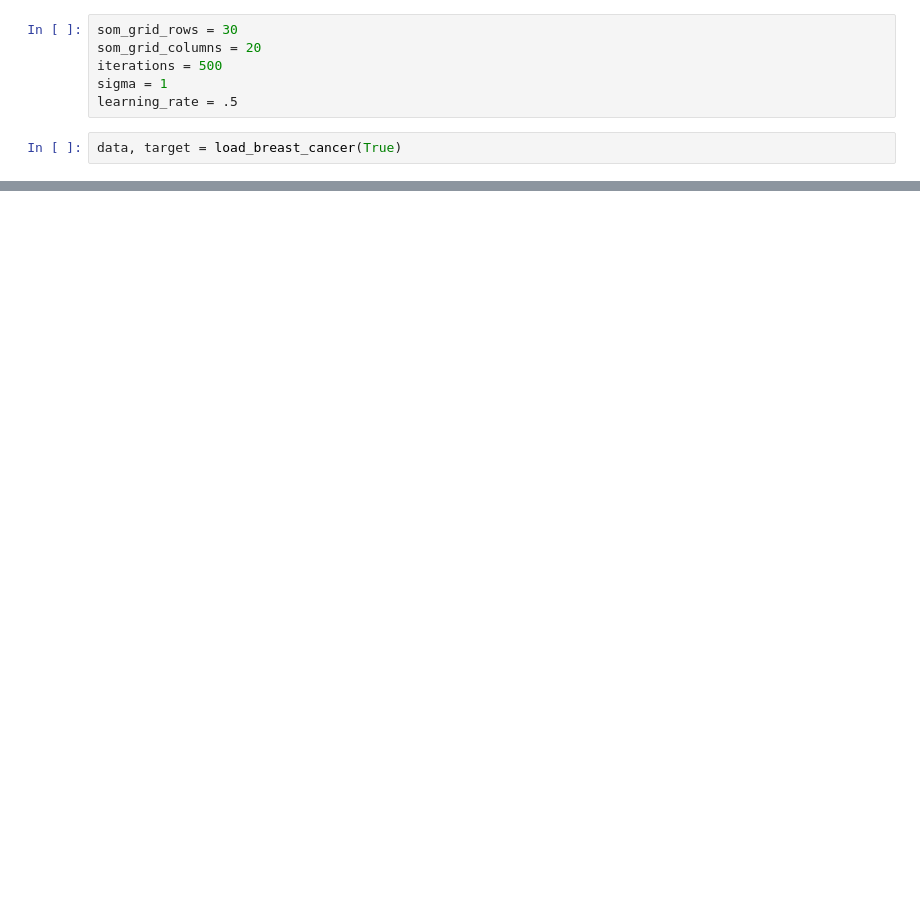
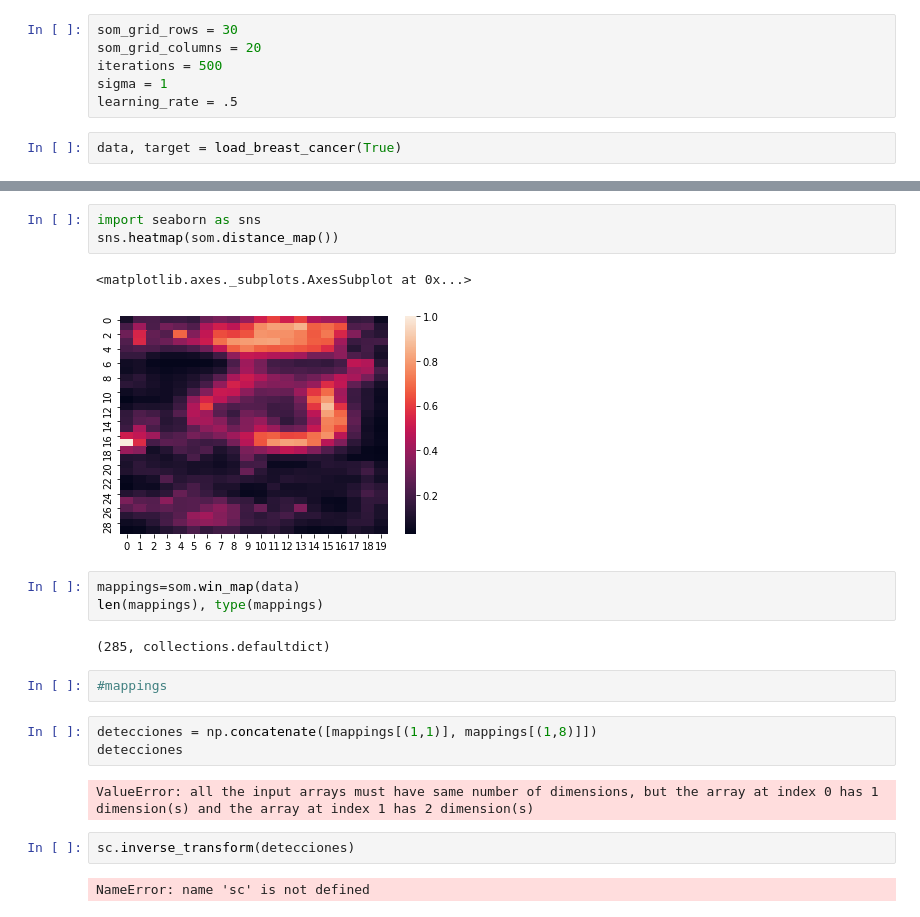
Before and after one commit to qSergio/Tutorial-Multiclases, a Jupyter notebook: Ejemplos/Untitled.ipynb, the cells around one changed output, grey strips where cells are left out. Drawn from its saved outputs; the diff is of its cells as text; blank space fills up the shorter version.

```diff
--- a/Ejemplos/Untitled.ipynb
+++ b/Ejemplos/Untitled.ipynb
@@ -54,0 +75,22 @@ NameError: name 'markerfacecolor' is not defined
+# %%
+import seaborn as sns
+sns.heatmap(som.distance_map())
+# %% [output]
+<matplotlib.axes._subplots.AxesSubplot at 0x...>
+[figure, added]
+# %%
+mappings=som.win_map(data)
+len(mappings), type(mappings)
+# %% [output]
+(285, collections.defaultdict)
+# %%
+#mappings
+# %%
+detecciones = np.concatenate([mappings[(1,1)], mappings[(1,8)]])
+detecciones
+# %% [output]
+ValueError: all the input arrays must have same number of dimensions, but the array at index 0 has 1 dimension(s) and the array at index 1 has 2 dimension(s)
+# %%
+sc.inverse_transform(detecciones)
+# %% [output]
+NameError: name 'sc' is not defined
```
Also changed, not shown: parts of 9 cells of this notebook.
